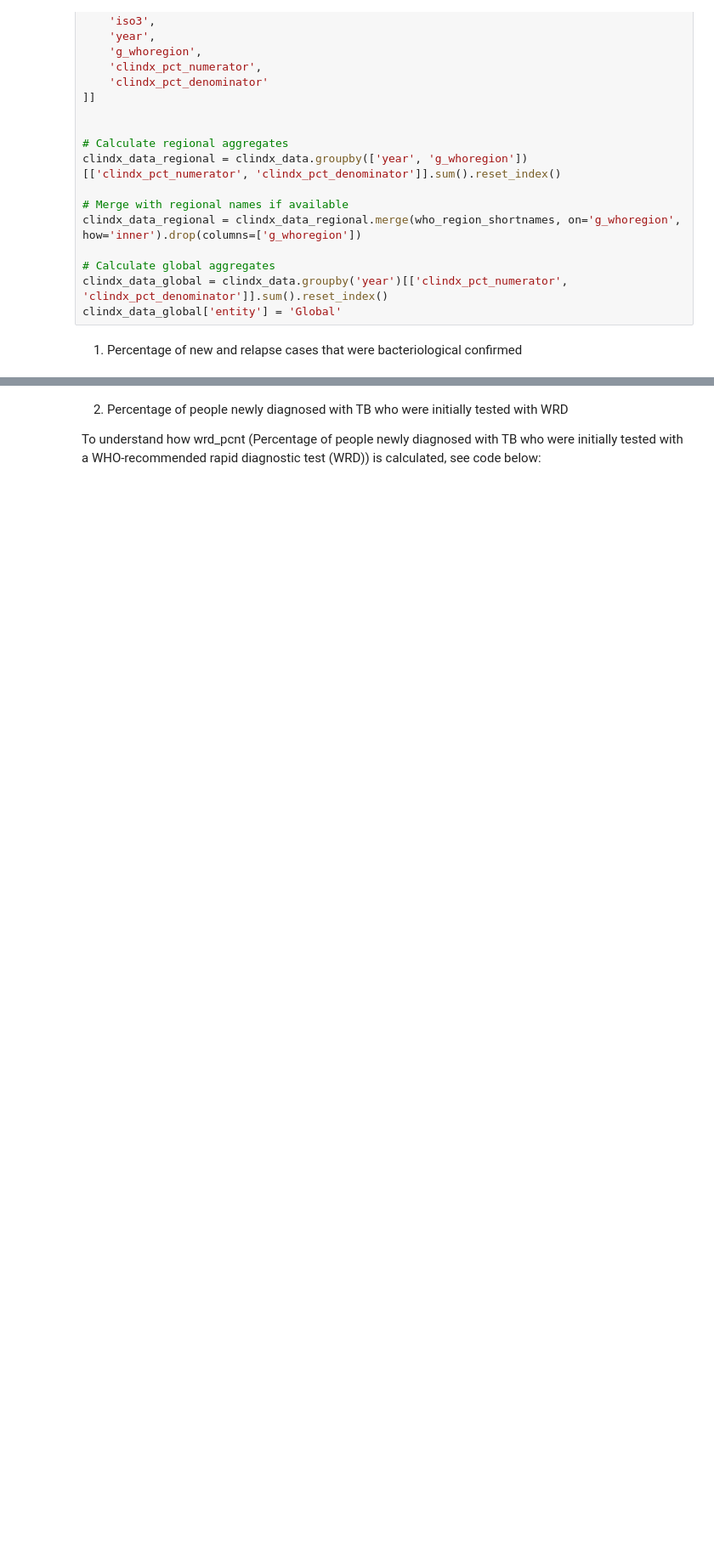
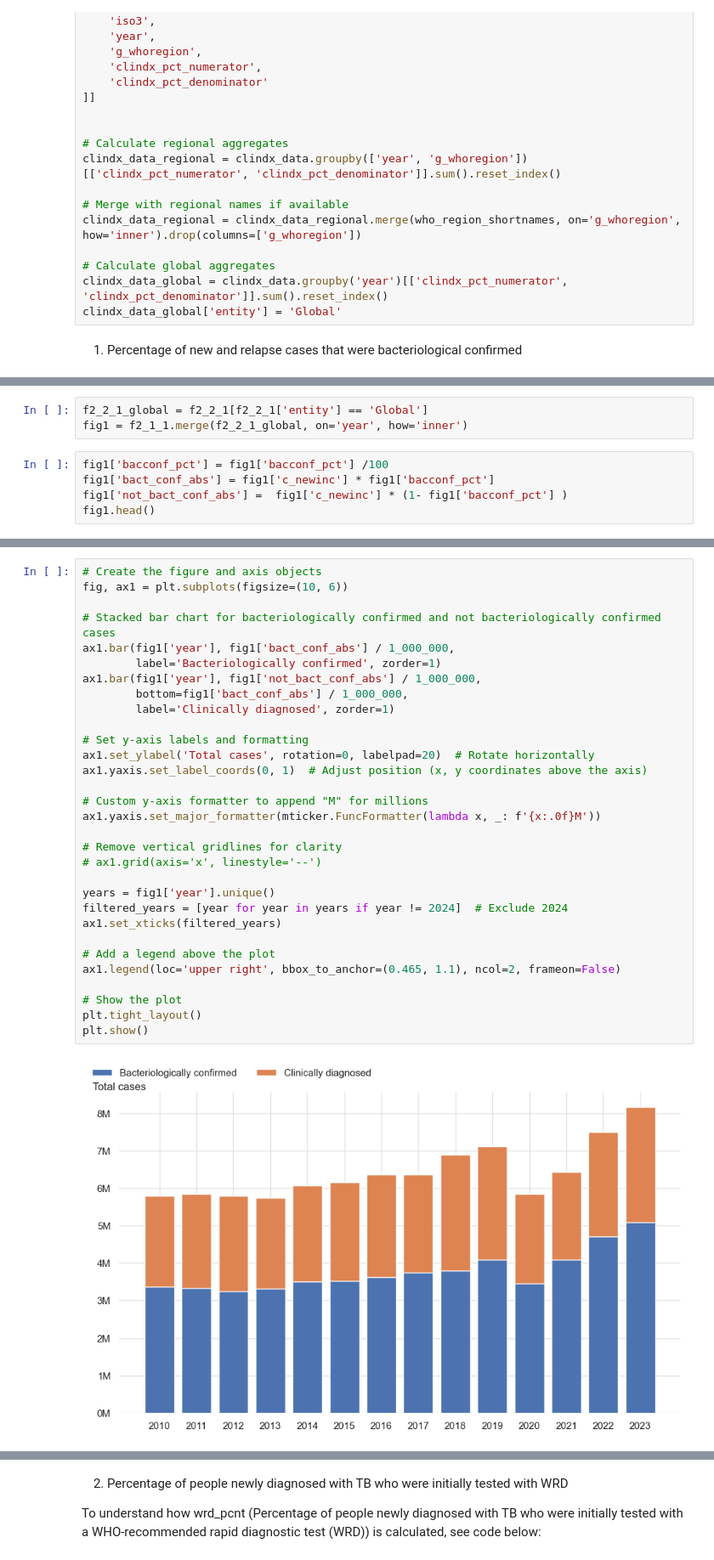
Before and after one commit to carol02r/dspp_capstone_msf, a Jupyter notebook: WHO/WHO_analysis.ipynb, the cells around one changed output, grey strips where cells are left out. Shown at 85% size. Drawn from its saved outputs; the diff is of its cells as text; blank space fills up the shorter version.

```diff
--- a/WHO/WHO_analysis.ipynb
+++ b/WHO/WHO_analysis.ipynb
@@ -283,0 +252,8 @@ plt.show()
+# %%
+f2_2_1_global = f2_2_1[f2_2_1['entity'] == 'Global']
+fig1 = f2_1_1.merge(f2_2_1_global, on='year', how='inner')
+# %%
+fig1['bacconf_pct'] = fig1['bacconf_pct'] /100
+fig1['bact_conf_abs'] = fig1['c_newinc'] * fig1['bacconf_pct']
+fig1['not_bact_conf_abs'] =  fig1['c_newinc'] * (1- fig1['bacconf_pct'] )
+fig1.head()
@@ -283,0 +267,33 @@ plt.show()
+# %%
+# Create the figure and axis objects
+fig, ax1 = plt.subplots(figsize=(10, 6))
+
+# Stacked bar chart for bacteriologically confirmed and not bacteriologically confirmed cases
+ax1.bar(fig1['year'], fig1['bact_conf_abs'] / 1_000_000,
+        label='Bacteriologically confirmed', zorder=1)
+ax1.bar(fig1['year'], fig1['not_bact_conf_abs'] / 1_000_000,
+        bottom=fig1['bact_conf_abs'] / 1_000_000,
+        label='Clinically diagnosed', zorder=1)
+
+# Set y-axis labels and formatting
+ax1.set_ylabel('Total cases', rotation=0, labelpad=20)  # Rotate horizontally
+ax1.yaxis.set_label_coords(0, 1)  # Adjust position (x, y coordinates above the axis)
+
+# Custom y-axis formatter to append "M" for millions
+ax1.yaxis.set_major_formatter(mticker.FuncFormatter(lambda x, _: f'{x:.0f}M'))
+
+# Remove vertical gridlines for clarity
+# ax1.grid(axis='x', linestyle='--')
+
+years = fig1['year'].unique()
+filtered_years = [year for year in years if year != 2024]  # Exclude 2024
+ax1.set_xticks(filtered_years)
+
+# Add a legend above the plot
+ax1.legend(loc='upper right', bbox_to_anchor=(0.465, 1.1), ncol=2, frameon=False)
+
+# Show the plot
+plt.tight_layout()
+plt.show()
+# %% [output]
+[figure, added]
```
Also changed, not shown: parts of 11 cells of this notebook, 4 other files.
